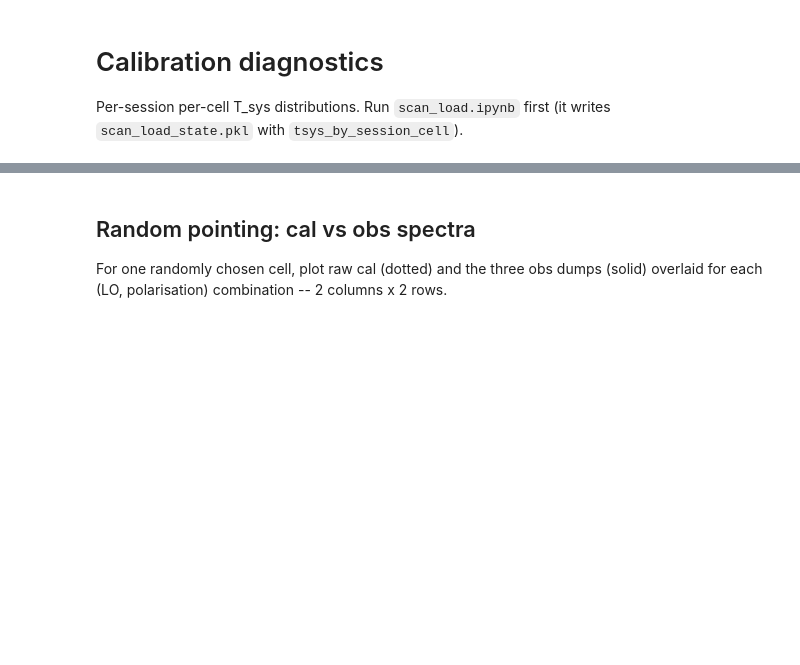
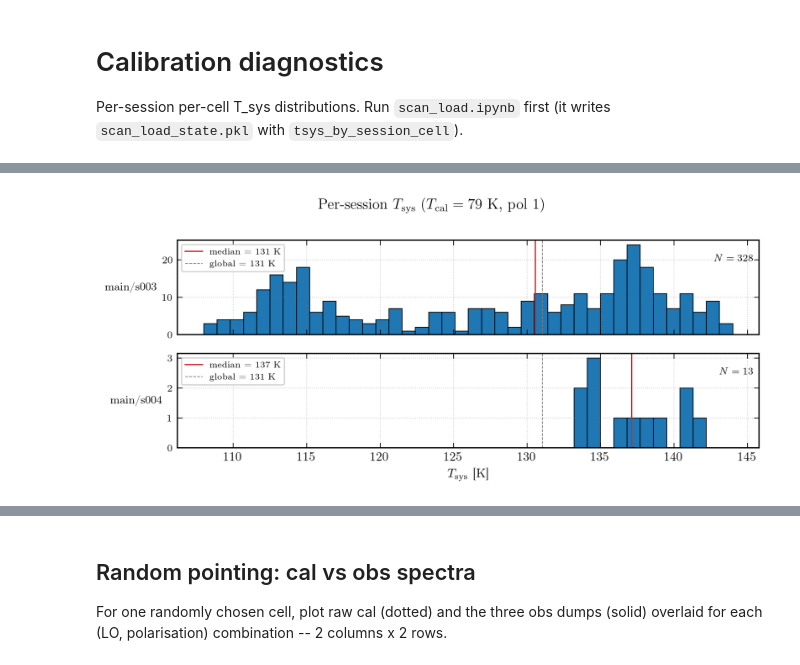
Before and after one commit to raw-asparagus/ay-121, a Jupyter notebook: labs/04/main_scan_load_diagnostics.ipynb, the cells around one changed output, grey strips where cells are left out. Cells and saved outputs as stored; diff of their text form; code cells hidden in the pictures; blank space fills up the shorter version.

```diff
--- a/labs/04/main_scan_load_diagnostics.ipynb
+++ b/labs/04/main_scan_load_diagnostics.ipynb
@@ -69,32 +69,7 @@ else:
 # %%
-active_sessions = [s for s in sessions if tsys_per_session.get(s)]
-n = len(active_sessions)
+from plotters import plot_tsys_histograms_per_session
 
-lo = np.floor(np.percentile(all_tsys, 1))
-hi = np.ceil(np.percentile(all_tsys, 99))
-bins = np.linspace(lo, hi, 41)
-global_med = float(np.median(all_tsys))
-
-fig, axes = plt.subplots(n, 1, figsize=(8, 1.4 * n + 0.5), sharex=True)
-if n == 1:
-    axes = [axes]
-
-for ax, sess in zip(axes, active_sessions):
-    vals = np.array(tsys_per_session[sess])
-    ax.hist(vals, bins=bins, color='C0', edgecolor='black', linewidth=0.4)
-    med = float(np.median(vals))
-    ax.axvline(med, color='red', lw=1.2,
-               label=f'median={med:.0f} K')
-    ax.axvline(global_med, color='gray', ls='--', lw=0.8,
-               label=f'global={global_med:.0f} K')
-    ax.set_ylabel(sess.replace('session_', 's'),
-                  rotation=0, ha='right', va='center', fontsize=9)
-    ax.text(0.99, 0.85, f'N={len(vals)}', transform=ax.transAxes,
-            ha='right', va='top', fontsize=8)
-    ax.legend(loc='upper left', fontsize=7, framealpha=0.85)
-    ax.tick_params(axis='y', labelsize=8)
-
-axes[-1].set_xlabel('T_sys [K]')
-fig.suptitle(f'Per-session T_sys (T_cal={T_CAL} K, pol 1)', y=1.0)
-plt.tight_layout()
+fig, _ = plot_tsys_histograms_per_session(tsys_per_session, T_cal=T_CAL)
 plt.show()
+# %% [output]
+[figure, added]
```
Also changed, not shown: parts of 8 cells of this notebook, 7 other files.
